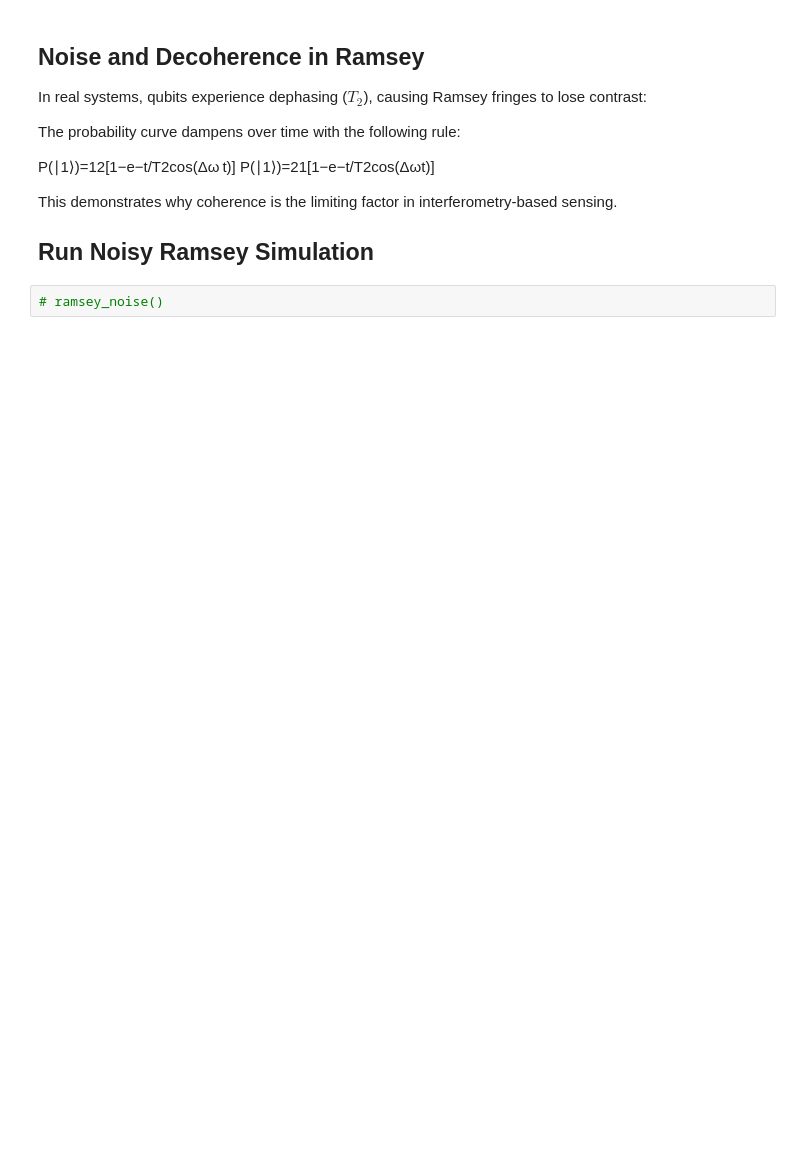
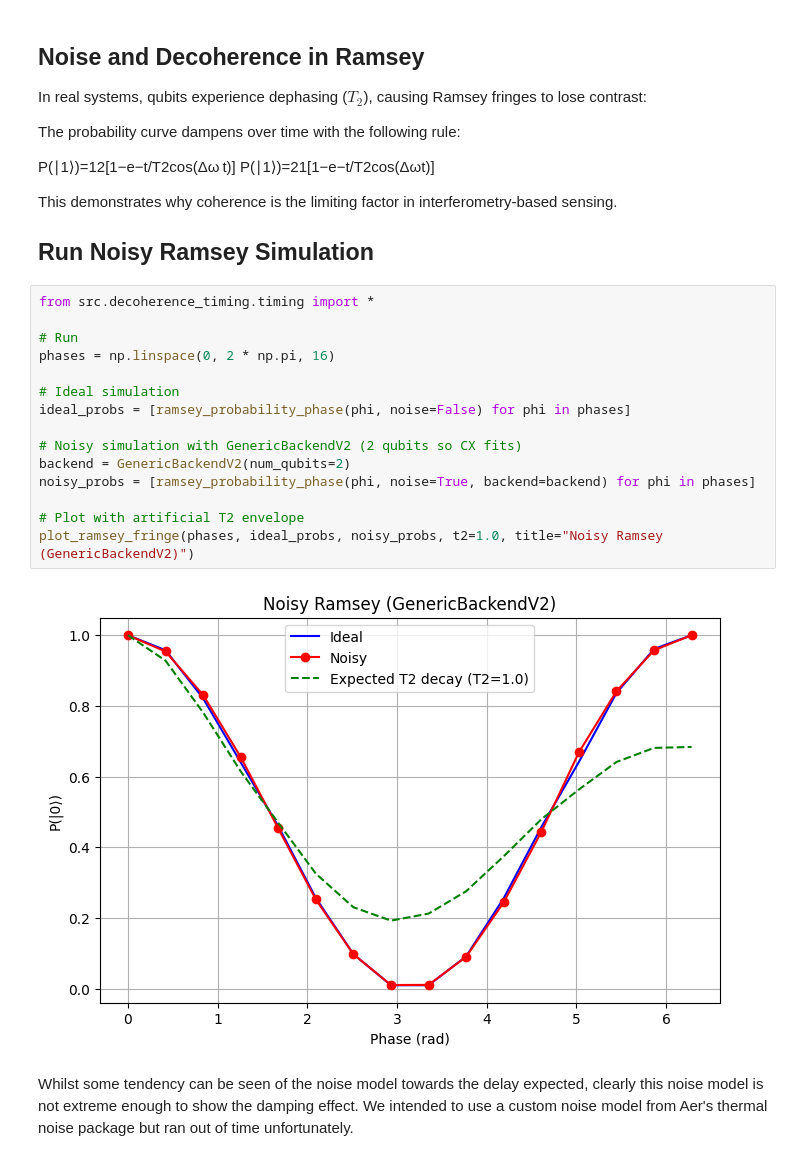
Before and after one commit to ismail-mehmood/quantum_nnl_project, a Jupyter notebook: notebooks/extension/extension.ipynb, the cells around one changed output. Cells and saved outputs as stored; diff of their text form; blank space fills up the shorter version.

```diff
--- a/notebooks/extension/extension.ipynb
+++ b/notebooks/extension/extension.ipynb
@@ -153,8 +152,25 @@
 
 This demonstrates why coherence is the limiting factor in interferometry-based sensing.
 ## Run Noisy Ramsey Simulation
-# %%
-# ramsey_noise()
+# %%
+from src.decoherence_timing.timing import *
+
+# Run
+phases = np.linspace(0, 2 * np.pi, 16)
+
+# Ideal simulation
+ideal_probs = [ramsey_probability_phase(phi, noise=False) for phi in phases]
+
+# Noisy simulation with GenericBackendV2 (2 qubits so CX fits)
+backend = GenericBackendV2(num_qubits=2)
+noisy_probs = [ramsey_probability_phase(phi, noise=True, backend=backend) for phi in phases]
+
+# Plot with artificial T2 envelope
+plot_ramsey_fringe(phases, ideal_probs, noisy_probs, t2=1.0, title="Noisy Ramsey (GenericBackendV2)")
+# %% [output]
+[figure, added]
+# %% [markdown]
+Whilst some tendency can be seen of the noise model towards the delay expected, clearly this noise model is not extreme enough to show the damping effect. We intended to use a custom noise model from Aer's thermal noise package but ran out of time unfortunately.
 # %% [markdown]
 ## From Ramsey to Stabilization
 
```
Also changed, not shown: parts of 20 cells of this notebook, 4 other files.
